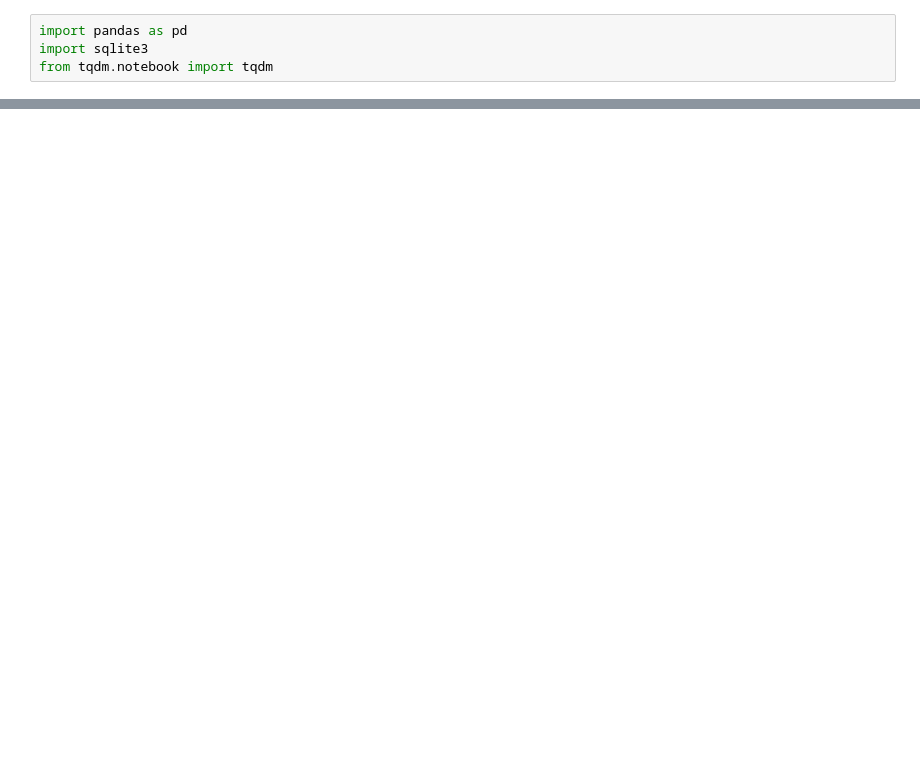
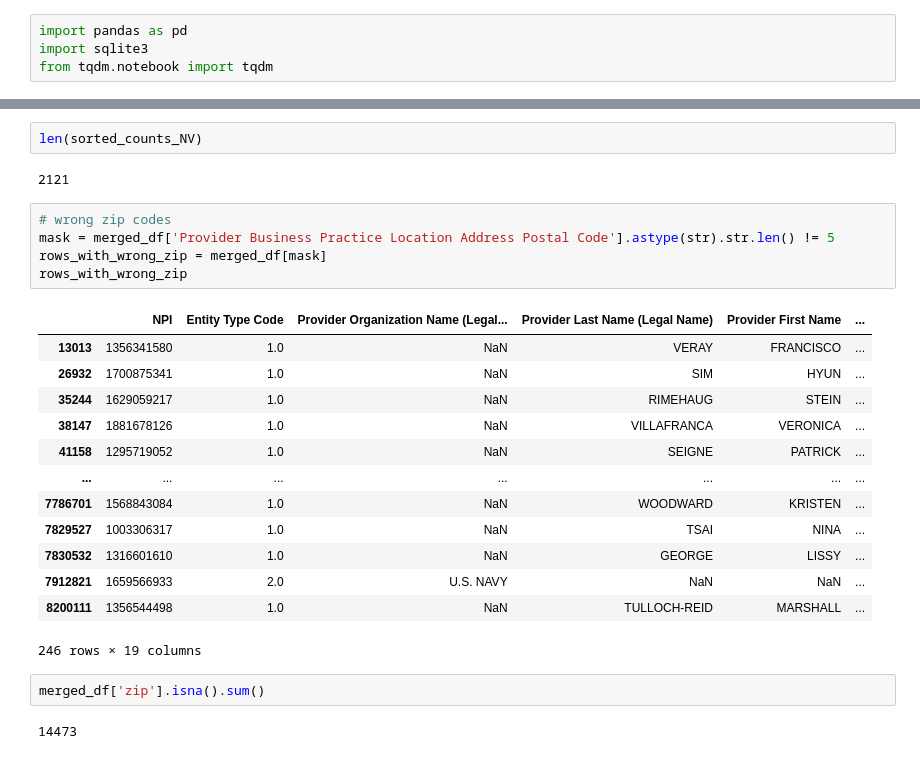
Before and after one commit to nss-data-science-cohort-6/hop_team-team-zeppelin, a Jupyter notebook: Rod_Hop_Teaming_Analysis.ipynb, the cells around one changed output, grey strips where cells are left out. Drawn from its saved outputs; the diff is of its cells as text; blank space fills up the shorter version.

```diff
--- a/Rod_Hop_Teaming_Analysis.ipynb
+++ b/Rod_Hop_Teaming_Analysis.ipynb
@@ -97,0 +360,27 @@ merged_df.tail(25)
+# %%
+len(sorted_counts_NV)
+# %% [output]
+2121
+# %%
+# wrong zip codes
+mask = merged_df['Provider Business Practice Location Address Postal Code'].astype(str).str.len() != 5
+rows_with_wrong_zip = merged_df[mask]
+rows_with_wrong_zip
+# %% [output]
+|  | NPI | Entity Type Code | Provider Organization Name (Legal... | Provider Last Name (Legal Name) | Provider First Name | ... |
+| 13013 | 1356341580 | 1.0 | NaN | VERAY | FRANCISCO | ... |
+| 26932 | 1700875341 | 1.0 | NaN | SIM | HYUN | ... |
+| 35244 | 1629059217 | 1.0 | NaN | RIMEHAUG | STEIN | ... |
+| 38147 | 1881678126 | 1.0 | NaN | VILLAFRANCA | VERONICA | ... |
+| 41158 | 1295719052 | 1.0 | NaN | SEIGNE | PATRICK | ... |
+| ... | ... | ... | ... | ... | ... | ... |
+| 7786701 | 1568843084 | 1.0 | NaN | WOODWARD | KRISTEN | ... |
+| 7829527 | 1003306317 | 1.0 | NaN | TSAI | NINA | ... |
+| 7830532 | 1316601610 | 1.0 | NaN | GEORGE | LISSY | ... |
+| 7912821 | 1659566933 | 2.0 | U.S. NAVY | NaN | NaN | ... |
+| 8200111 | 1356544498 | 1.0 | NaN | TULLOCH-REID | MARSHALL | ... |
+246 rows × 19 columns
+# %%
+merged_df['zip'].isna().sum()
+# %% [output]
+14473
```
Also changed, not shown: parts of 23 cells of this notebook.
